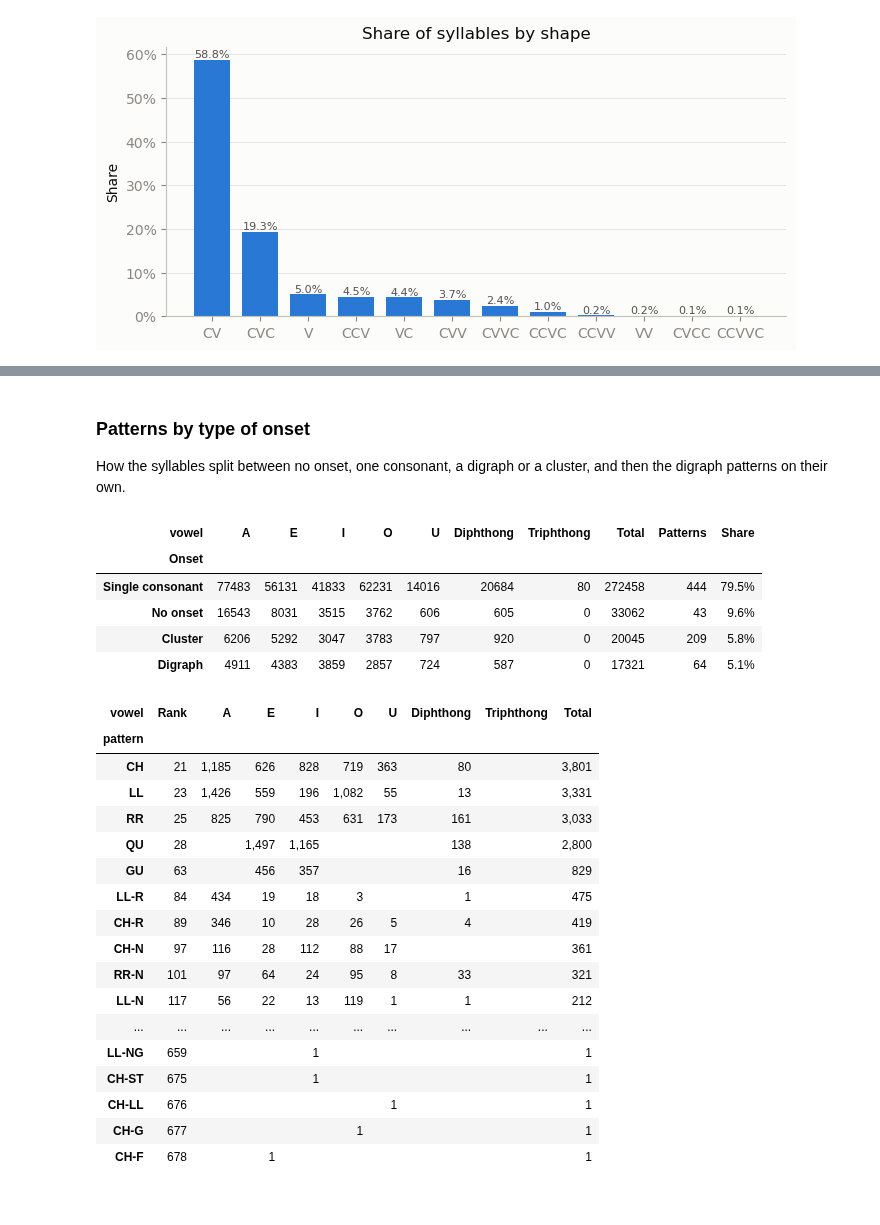
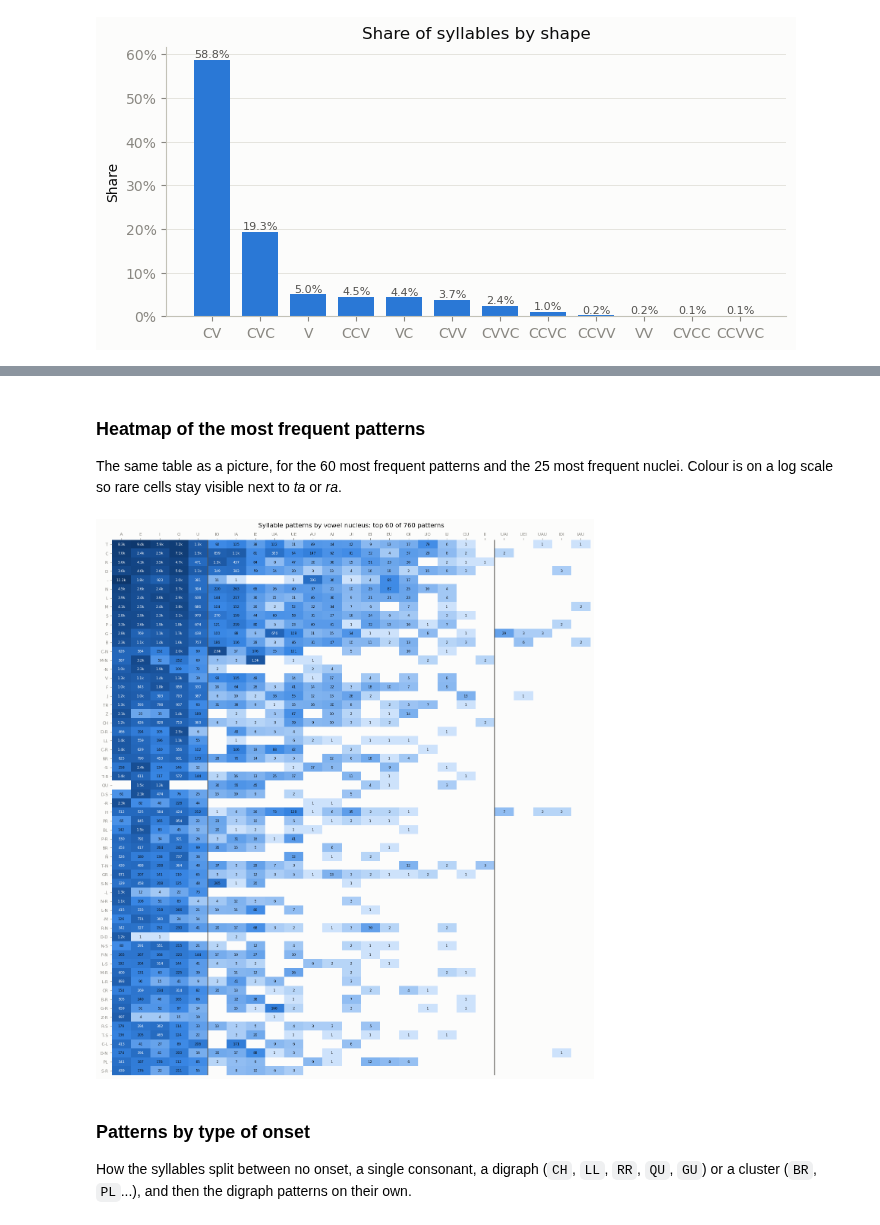
Before and after one commit to jgomezsa/division_silabas, a Jupyter notebook: syllable_stats.ipynb, the cells around one changed output, grey strips where cells are left out. Cells and saved outputs as stored; diff of their text form; code cells hidden in the pictures.

```diff
--- a/syllable_stats.ipynb
+++ b/syllable_stats.ipynb
@@ -378,40 +388,44 @@ style_counts(table, [c for c in COLUMNS if c in table.columns])
 [interactive output not drawn]
+# %% [markdown]
+### Heatmap of the most frequent patterns
+
+The same table as a picture, for the 60 most frequent patterns and the 25 most frequent
+nuclei. Colour is on a log scale so rare cells stay visible next to *ta* or *ra*.
+# %%
+def heatmap(t, title, n_rows=60):
+    t = t.head(n_rows)
+    vals = t.to_numpy(dtype=float)
+    masked = np.ma.masked_equal(vals, 0)
+    fig, ax = plt.subplots(figsize=(0.55 * t.shape[1] + 2.5, 0.28 * len(t) + 1.5))
+    norm = LogNorm(vmin=max(1, masked.min()), vmax=masked.max())
+    ax.imshow(masked, cmap=CMAP, norm=norm, aspect="auto")
+    ax.set_xticks(range(t.shape[1]), [c[1] for c in t.columns], fontsize=8)
+    ax.set_yticks(range(len(t)), t.index, fontsize=8)
+    ax.xaxis.tick_top()
+    ax.grid(False)
+    for spine in ax.spines.values():
+        spine.set_visible(False)
+    # thin separators between the vowel / diphthong / triphthong groups
+    groups = [c[0] for c in t.columns]
+    for j in range(1, len(groups)):
+        if groups[j] != groups[j - 1]:
+            ax.axvline(j - 0.5, color="#52514e", linewidth=1.5)
+    for (i, j), v in np.ndenumerate(vals):
+        if v:
+            label = f"{v / 1000:.1f}k" if v >= 1000 else f"{v:.0f}"
+            ax.text(j, i, label, ha="center", va="center", fontsize=6.5,
+                    color="white" if norm(v) > 0.6 else INK)
+    ax.set_title(title, pad=24)
+    plt.show()
+
+
+top_nuclei = table[value_cols].sum().sort_values(ascending=False).index[:25]
+heatmap(table[[c for c in value_cols if c in top_nuclei]],
+        f"Syllable patterns by vowel nucleus: top 60 of {len(table)} patterns")
+# %% [output]
+[figure, added]
 # %% [markdown]
 ### Patterns by type of onset
 
-How the syllables split between no onset, one consonant, a digraph or a cluster, and
-then the digraph patterns on their own.
+How the syllables split between no onset, a single consonant, a digraph (`CH`, `LL`,
+`RR`, `QU`, `GU`) or a cluster (`BR`, `PL`...), and then the digraph patterns on their own.
-# %%
-value_cols = [c for c in COLUMNS if c in table.columns]
-by_type = table.groupby("Onset")[value_cols + ["Total"]].sum().sort_values("Total", ascending=False)
-by_type["Patterns"] = table["Onset"].value_counts()
-by_type["Share"] = (by_type["Total"] / by_type["Total"].sum()).map("{:.1%}".format)
-by_type
-# %% [output]
-| vowel | A | E | I | O | U | Diphthong | Triphthong | Total | Patterns | Share |
-| Onset |  |  |  |  |  |  |  |  |  |  |
-| Single consonant | 77483 | 56131 | 41833 | 62231 | 14016 | 20684 | 80 | 272458 | 444 | 79.5% |
-| No onset | 16543 | 8031 | 3515 | 3762 | 606 | 605 | 0 | 33062 | 43 | 9.6% |
-| Cluster | 6206 | 5292 | 3047 | 3783 | 797 | 920 | 0 | 20045 | 209 | 5.8% |
-| Digraph | 4911 | 4383 | 3859 | 2857 | 724 | 587 | 0 | 17321 | 64 | 5.1% |
-# %%
-style_counts(table[table["Onset"] == "Digraph"].drop(columns="Onset"), value_cols)
-# %% [output]
-| vowel | Rank | A | E | I | O | U | Diphthong | Triphthong | Total |
-| pattern |  |  |  |  |  |  |  |  |  |
-| CH | 21 | 1,185 | 626 | 828 | 719 | 363 | 80 |  | 3,801 |
-| LL | 23 | 1,426 | 559 | 196 | 1,082 | 55 | 13 |  | 3,331 |
-| RR | 25 | 825 | 790 | 453 | 631 | 173 | 161 |  | 3,033 |
-| QU | 28 |  | 1,497 | 1,165 |  |  | 138 |  | 2,800 |
-| GU | 63 |  | 456 | 357 |  |  | 16 |  | 829 |
-| LL-R | 84 | 434 | 19 | 18 | 3 |  | 1 |  | 475 |
-| CH-R | 89 | 346 | 10 | 28 | 26 | 5 | 4 |  | 419 |
-| CH-N | 97 | 116 | 28 | 112 | 88 | 17 |  |  | 361 |
-| RR-N | 101 | 97 | 64 | 24 | 95 | 8 | 33 |  | 321 |
-| LL-N | 117 | 56 | 22 | 13 | 119 | 1 | 1 |  | 212 |
-| ... | ... | ... | ... | ... | ... | ... | ... | ... | ... |
-| LL-NG | 659 |  |  | 1 |  |  |  |  | 1 |
-| CH-ST | 675 |  |  | 1 |  |  |  |  | 1 |
-| CH-LL | 676 |  |  |  |  | 1 |  |  | 1 |
-| CH-G | 677 |  |  |  | 1 |  |  |  | 1 |
-| CH-F | 678 |  | 1 |  |  |  |  |  | 1 |
```
Also changed, not shown: parts of 9 cells of this notebook.
